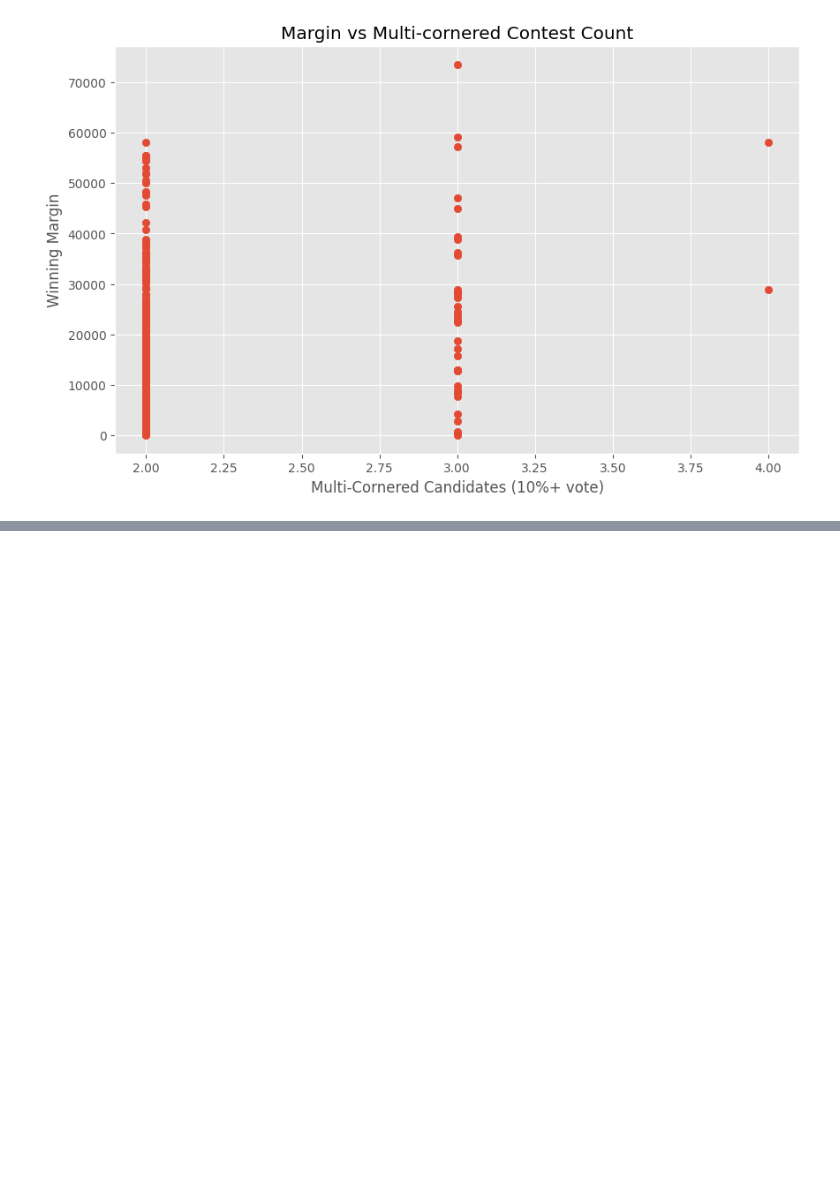
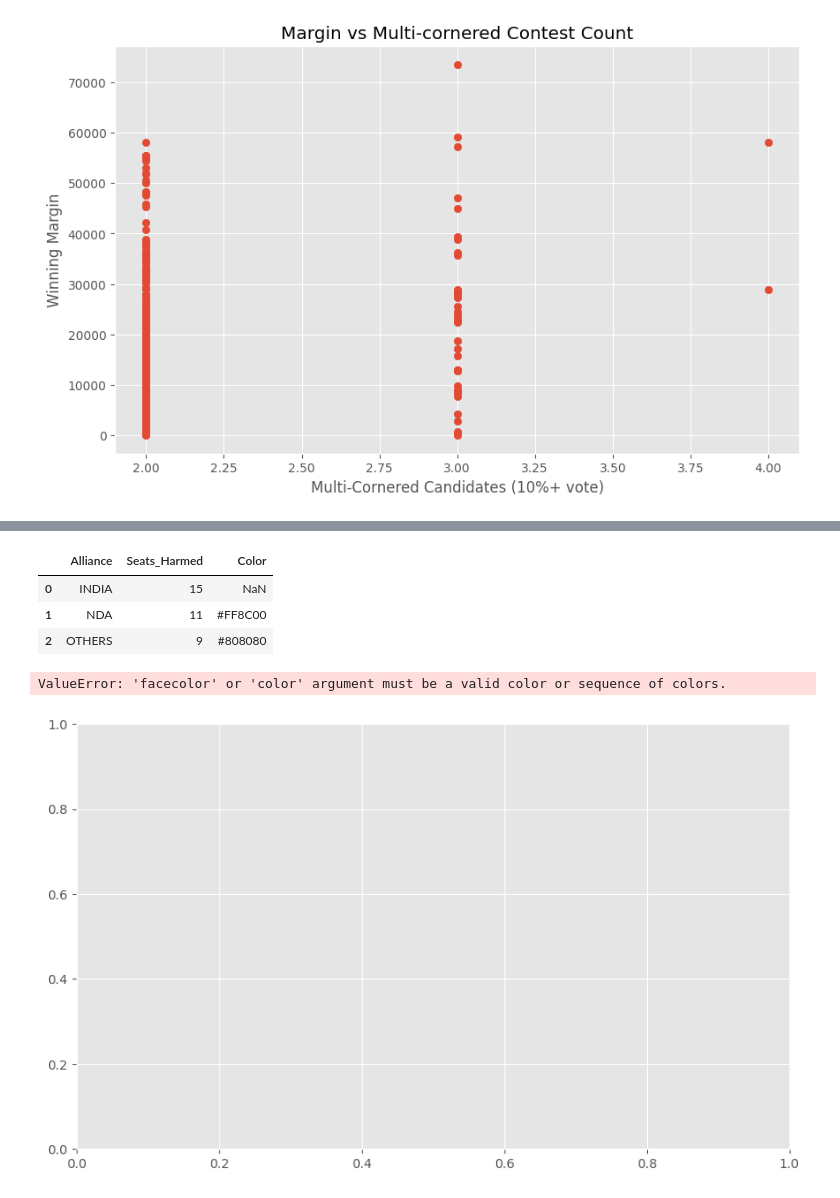
Before and after one commit to SunderRaman/Bihar-2025-Election-Analytics, a Jupyter notebook: notebooks/bihar2025_election_analysis_notebook.ipynb, the cells around one changed output, grey strips where cells are left out. Drawn from its saved outputs; the diff is of its cells as text; code cells hidden in the pictures; blank space fills up the shorter version.

Commit message:
Updated election analysis notebook with Jan Suraaj impact section

```diff
--- a/notebooks/bihar2025_election_analysis_notebook.ipynb
+++ b/notebooks/bihar2025_election_analysis_notebook.ipynb
@@ -546,0 +627,58 @@ fig.show()
+# %%
+#Jan Suraaj Party spoiler detailing the impact on alliance
+spoiler_cases_clean ["Harmed_Alliance"] = spoiler_cases_clean ["Alliance_ru"].copy()
+impact_summary = (
+    spoiler_cases_clean ["Harmed_Alliance"]
+    .value_counts()
+    .reset_index()
+)
+# 3. Correct renaming
+impact_summary.columns = ["Alliance", "Seats_Harmed"]
+
+alliance_colors = {
+    "NDA": "#FF8C00",       # Orange
+    "INDIA": "#1E90FF",       # Blue
+    "OTHERS": "#808080"     # Grey
+}
+impact_summary["Color"] = impact_summary["Alliance"].map(alliance_colors)
+impact_summary
+# %% [output]
+|  | Alliance | Seats_Harmed | Color |
+| 0 | INDIA | 15 | NaN |
+| 1 | NDA | 11 | #FF8C00 |
+| 2 | OTHERS | 9 | #808080 |
+# %%
+#Plotting the impact summary of JAn Suraaj
+import matplotlib.pyplot as plt
+
+plt.figure(figsize=(10, 6))
+
+bars = plt.bar(
+    impact_summary["Alliance"],
+    impact_summary["Seats_Harmed"],
+    color=impact_summary["Color"],
+    edgecolor="black"
+)
+
+# Add numbers on bars
+for bar in bars:
+    height = bar.get_height()
+    plt.text(
+        bar.get_x() + bar.get_width()/2,
+        height + 0.3,
+        f"{int(height)}",
+        ha="center",
+        fontsize=12,
+        fontweight="bold"
+    )
+
+plt.title("Impact of Jan Suraaj on Alliances (Seats Potentially Lost)", fontsize=16)
+plt.xlabel("Alliance", fontsize=14)
+plt.ylabel("Seats Harmed Due to Vote Splitting", fontsize=14)
+plt.grid(axis="y", linestyle="--", alpha=0.4)
+
+plt.tight_layout()
+plt.show()
+# %% [output]
+ValueError: 'facecolor' or 'color' argument must be a valid color or sequence of colors.
+[figure, added]
```
Also changed, not shown: parts of 7 cells of this notebook, 1 other file.
